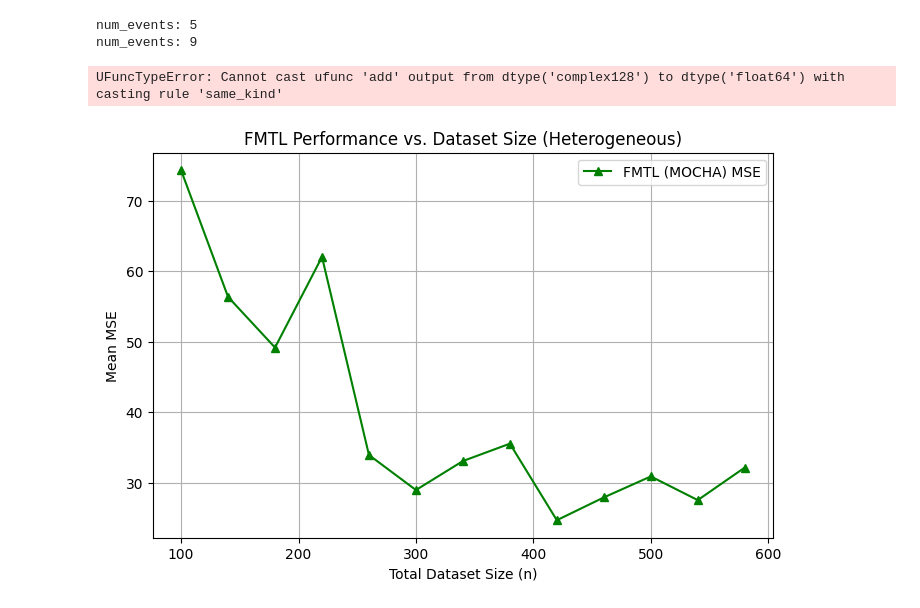
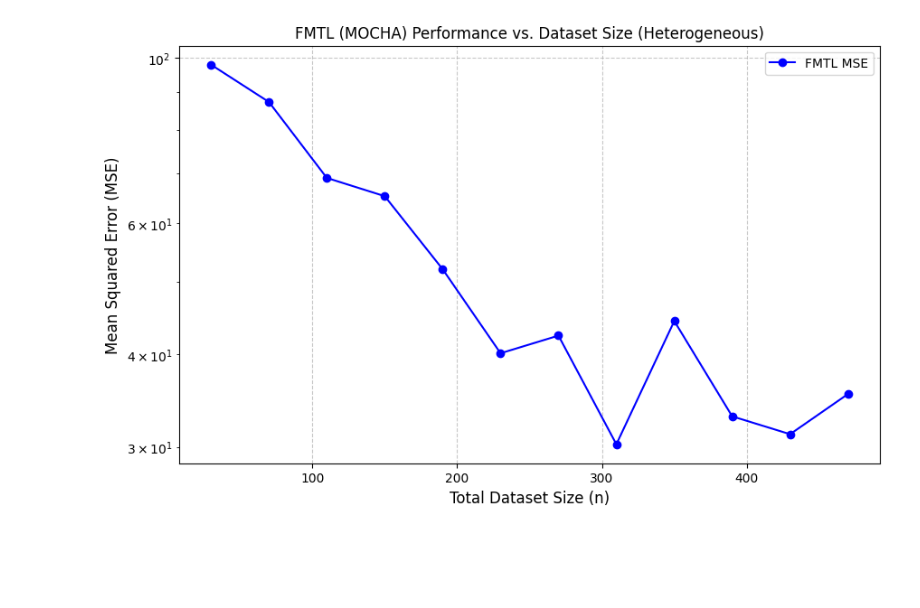
Before and after one commit to RitenkumarPatel/CS-536-Final-Project, a Jupyter notebook: FMTL.ipynb, the cells around one changed output. Drawn from its saved outputs; the diff is of its cells as text; code cells hidden in the pictures; blank space fills up the shorter version.

Commit message:
Generate plots for FMTL

```diff
--- a/FMTL.ipynb
+++ b/FMTL.ipynb
@@ -101,7 +101,7 @@ def run_mocha(X_train, Y_train, X_validation, Y_validation, lam, opts):
 
                     # Update delta vectors
                     diff = alpha_t[idx] - alpha_old
-                    deltaW[:, task] += Sigma[task, task] * diff * curr_x / (lam * num_data_points[task])
+                    deltaW[:, task] += (Sigma[task, task] * diff * curr_x / (lam * num_data_points[task])).real
                     deltaB[:, task] += diff * curr_x / num_data_points[task]
 
                 alpha[task] = alpha_t
@@ -254,29 +258,43 @@ def evaluate_FMTL_versus_dataset_size(n: int, dataset_type):
 # %%
-def plot_FMTL_versus_dataset_size(n_values: List[int], dataset_type, title, filepath):
-    mse_results = [evaluate_FMTL_versus_dataset_size(n, dataset_type) for n in n_values]
+def plot_results(x_values, y_values, xlabel, title, filename):
+    plt.figure(figsize=(10, 6))
+    plt.plot(x_values, y_values, marker='o', linestyle='-', color='b', label='FMTL MSE')
 
-    plt.figure(figsize=(8, 5))
-    plt.plot(n_values, mse_results, label='FMTL (MOCHA) MSE')
     plt.title(title)
-    plt.xlabel('Total Dataset Size (n)')
-    plt.ylabel('Mean MSE')
-    plt.grid(True)
+    plt.xlabel(xlabel, fontsize=12)
+    plt.ylabel('Mean Squared Error (MSE)', fontsize=12)
+    plt.grid(True, linestyle='--', alpha=0.7)
+    plt.yscale('log')
     plt.legend()
-    plt.savefig(f'./figures/{filepath}')
+
+    plt.savefig(f'./figures/{filename}')
     plt.show()
-# %%
-plot_FMTL_versus_dataset_size(range(50, 600, 40),
-                              'homogeneous',
-                              'FMTL Performance vs. Dataset Size (Homogeneous)',
-                              'FMTL_datasetsize_homogeneous.png')
-# %% [output]
-num_events: 5
-num_events: 9
-UFuncTypeError: Cannot cast ufunc 'add' output from dtype('complex128') to dtype('float64') with casting rule 'same_kind'
-# %%
-plot_FMTL_versus_dataset_size(range(100, 600, 40),
-                              'heterogeneous',
-                              'FMTL Performance vs. Dataset Size (Heterogeneous)',
-                              'FMTL_datasetsize_homogeneous.png')
-# %% [output]
-[figure, removed]
+# %%
+base_config = {
+    'n': 1000,
+    'events':100,
+    'sensors': 10,
+    'output_arity': 50,
+    'noise_std': 0.01,
+    'seed': 42
+}
+
+n_values = range(30, 500, 40)
+
+fmtl_n_results = sweep_parameter(
+    eval_func=evaluate_fmtl_task,
+    case_class=CaseHFL_Heterogeneous,
+    base_params=base_config,
+    sweep_key='n',
+    sweep_values=n_values
+)
+
+plot_results(
+    x_values=n_values,
+    y_values=fmtl_n_results,
+    xlabel='Total Dataset Size (n)',
+    title='FMTL (MOCHA) Performance vs. Dataset Size (Heterogeneous)',
+    filename='FTML_datasetsize_heterogeneous.png'
+)
+# %% [output]
+[figure, added]
```
Also changed, not shown: parts of 9 cells of this notebook, 7 other files.
